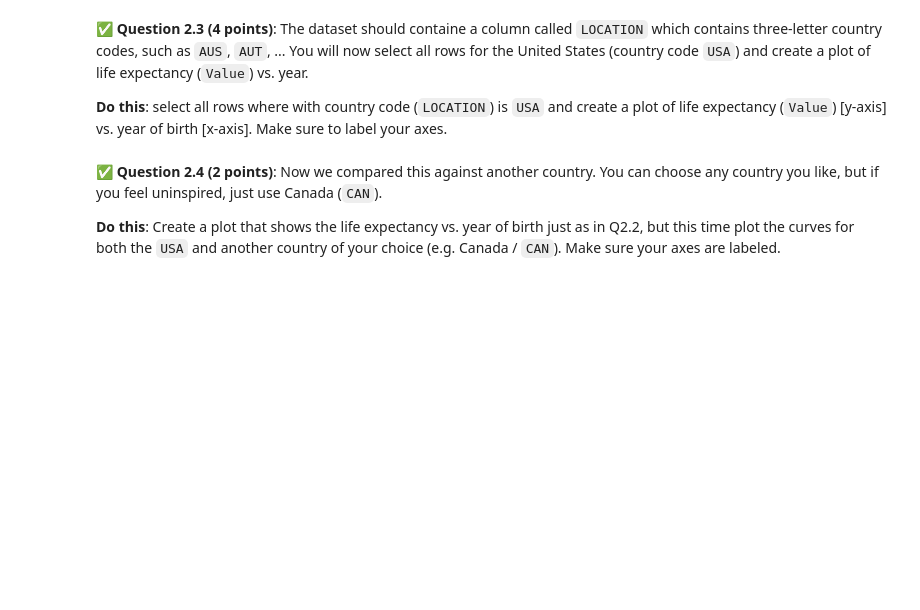
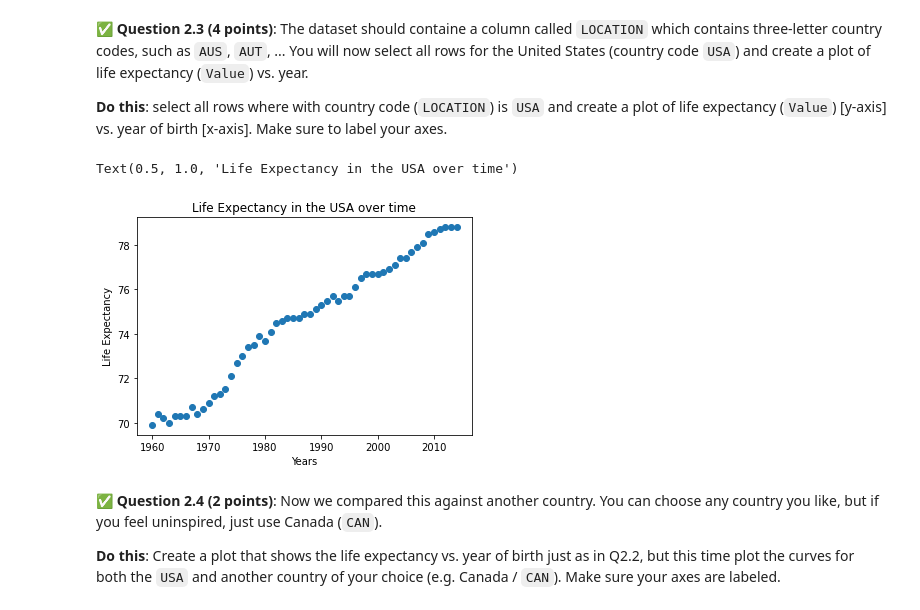
Before and after one commit to dcarmstron9/CMSE202-s23-turnin, a Jupyter notebook: midterm practice.ipynb, the cells around one changed output. Saved outputs shown, nothing was run; the diff lists cells and outputs as text; code cells hidden in the pictures; blank space fills up the shorter version.

```diff
--- a/midterm practice.ipynb
+++ b/midterm practice.ipynb
@@ -71,0 +69,4 @@ You will need to download two files from this repository, `health_spending_per_c
+# %%
+import pandas as pd
+life_expect = pd.read_csv("life_expect_birth")
+life_expect.head(15)
@@ -78,3 +94,13 @@ You will need to download two files from this repository, `health_spending_per_c
+# %%
+import matplotlib.pyplot as plt
+usa = life_expect[life_expect['LOCATION'] == "USA"]
+plt.scatter(usa['TIME'], usa['Value'])
+plt.xlabel('Years')
+plt.ylabel('Life Expectancy')
+plt.title('Life Expectancy in the USA over time')
+# %% [output]
+Text(0.5, 1.0, 'Life Expectancy in the USA over time')
+[figure, added]
 # %% [markdown]
 &#9989; **Question 2.4 (2 points)**: Now we compared this against another country. You can choose any country you like, but if you feel uninspired, just use Canada (`CAN`).
 
```
Also changed, not shown: parts of 12 cells of this notebook.
